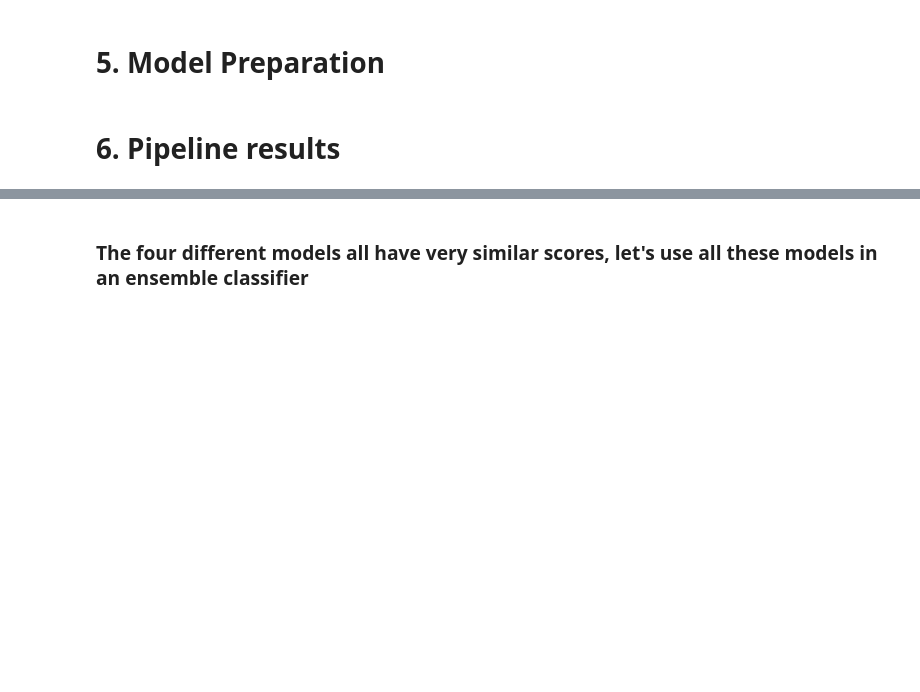
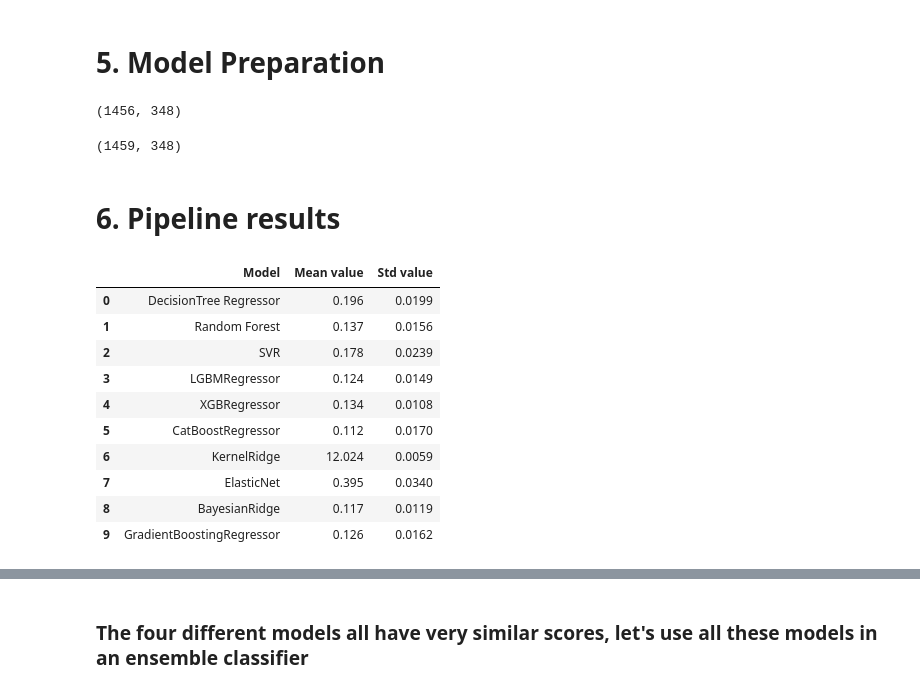
Before and after one commit to max-lutz/Kaggle_competitions, a Jupyter notebook: house-price-regression-full-eda-ml-workflow.ipynb, the cells around one changed output, grey strips where cells are left out. Cells and saved outputs as stored; diff of their text form; code cells hidden in the pictures; blank space fills up the shorter version.

```diff
--- a/house-price-regression-full-eda-ml-workflow.ipynb
+++ b/house-price-regression-full-eda-ml-workflow.ipynb
@@ -708,9 +956,9 @@ def drop_cols(df):
 train = pd.read_csv('/kaggle/input/house-prices-advanced-regression-techniques/train.csv')
 test = pd.read_csv('/kaggle/input/house-prices-advanced-regression-techniques/test.csv')
 
+train = remove_outliers(train)
 combine = [train, test]
 for df in combine:
-    df = remove_outliers(df)
     df = impute_missing_data(df)
     df = get_age(df)
     df = get_house_particularities(df)
@@ -719,9 +967,10 @@ for df in combine:
     df = get_estimation_bedrooms(df)
     df = normalize_SF_per_room(df)
     df = get_decade(df)
-    df = get_estimation_OverallCond(df)
-    df = bin_MSZoning(df)
-    df = bin_SaleType(df)
+    #df = get_estimation_OverallCond(df)
+    df = reformat_categorical_data(df)
+    #df = bin_MSZoning(df)
+    #df = bin_SaleType(df)
     df = bin_column(df, 'GarageCars', bins=[-0.5,0.5,1.5,2.5,10], labels=[0,1,2,3])
     df = bin_column(df, 'Fireplaces', bins=[-0.5,0.5,1.5,10], labels=[0,1,2])
     df = bin_column(df, 'Total_bath', bins=[-0.5,1.5,2.5,3.5,10], labels=[1,2,3,4])
@@ -729,3 +978,4 @@ for df in combine:
     df = bin_column(df, 'TotRmsAbvGrd', bins=[-0.5,3.5,4.5,5.5,6.5,7.5,8.5,9.5,20], labels=[3,4,5,6,7,8,9,10])
     df = log_transform(df)
     df = drop_cols(df)
+    df = impute_missing_data(df)
@@ -737,6 +986,6 @@ train.describe()
 # %%
 preprocessing = make_column_transformer(
-    (OneHotEncoder(handle_unknown='ignore', sparse=False) , train.select_dtypes(include="object").columns.to_list()),
+    (OneHotEncoder(handle_unknown='ignore', sparse=False) , train.select_dtypes(include=["object", "category"]).columns.to_list()),
     remainder = "passthrough"
 )
 # %% [markdown]
@@ -759,38 +1008,54 @@ pipeline = Pipeline([
 pipeline.fit(X)
 X_preprocessed = pd.DataFrame(pipeline.transform(X))
 # %%
-X_preprocessed.describe()
+X_preprocessed.shape
+# %% [output]
+(1456, 348)
 # %%
 X_pred_preprocessed = pd.DataFrame(pipeline.transform(X_pred))
-X_pred_preprocessed.describe()
+X_pred_preprocessed = X_pred_preprocessed.fillna(X_pred_preprocessed.median())
+X_pred_preprocessed.shape
+# %% [output]
+(1459, 348)
 # %% [markdown]
 # 6. Pipeline results
 # %%
-models_list = { 'LinearRegression': LinearRegression(),
-               'DecisionTree Regressor': DecisionTreeRegressor(),
+models_list = {'DecisionTree Regressor': DecisionTreeRegressor(),
                'Random Forest': RandomForestRegressor(),
                'SVR': SVR(),
                'LGBMRegressor' :LGBMRegressor(verbosity = 0, force_row_wise=True),
                'XGBRegressor': XGBRegressor(use_label_encoder=False, verbosity = 0),
                'CatBoostRegressor': CatBoostRegressor(verbose = 0),
                'KernelRidge': KernelRidge(),
                'ElasticNet': ElasticNet(),
                'BayesianRidge': BayesianRidge(),
                'GradientBoostingRegressor': GradientBoostingRegressor()}
 
 model_perf_matrix = []
 for model_name, model in models_list.items():
     pipeline = Pipeline([
         ('preprocessing' , preprocessing),
         #('scaler' ,        MinMaxScaler()),
         ('scaler' ,        StandardScaler()),
         #('pca'    ,        PCA(n_components=10)),
         ('model' ,           model)
     ])
 
     cv_score = np.sqrt(-cross_val_score(pipeline, X, y, cv=folds, scoring='neg_mean_squared_error'));
     model_perf_matrix.append([model_name, round(cv_score.mean(),3), round(cv_score.std(),4)])
 
 df_model_perf = pd.DataFrame(model_perf_matrix, columns=['Model', 'Mean value', 'Std value'])
 df_model_perf
+# %% [output]
+|  | Model | Mean value | Std value |
+| 0 | DecisionTree Regressor | 0.196 | 0.0199 |
+| 1 | Random Forest | 0.137 | 0.0156 |
+| 2 | SVR | 0.178 | 0.0239 |
+| 3 | LGBMRegressor | 0.124 | 0.0149 |
+| 4 | XGBRegressor | 0.134 | 0.0108 |
+| 5 | CatBoostRegressor | 0.112 | 0.0170 |
+| 6 | KernelRidge | 12.024 | 0.0059 |
+| 7 | ElasticNet | 0.395 | 0.0340 |
+| 8 | BayesianRidge | 0.117 | 0.0119 |
+| 9 | GradientBoostingRegressor | 0.126 | 0.0162 |
 # %%
```
Also changed, not shown: parts of 46 cells of this notebook.
